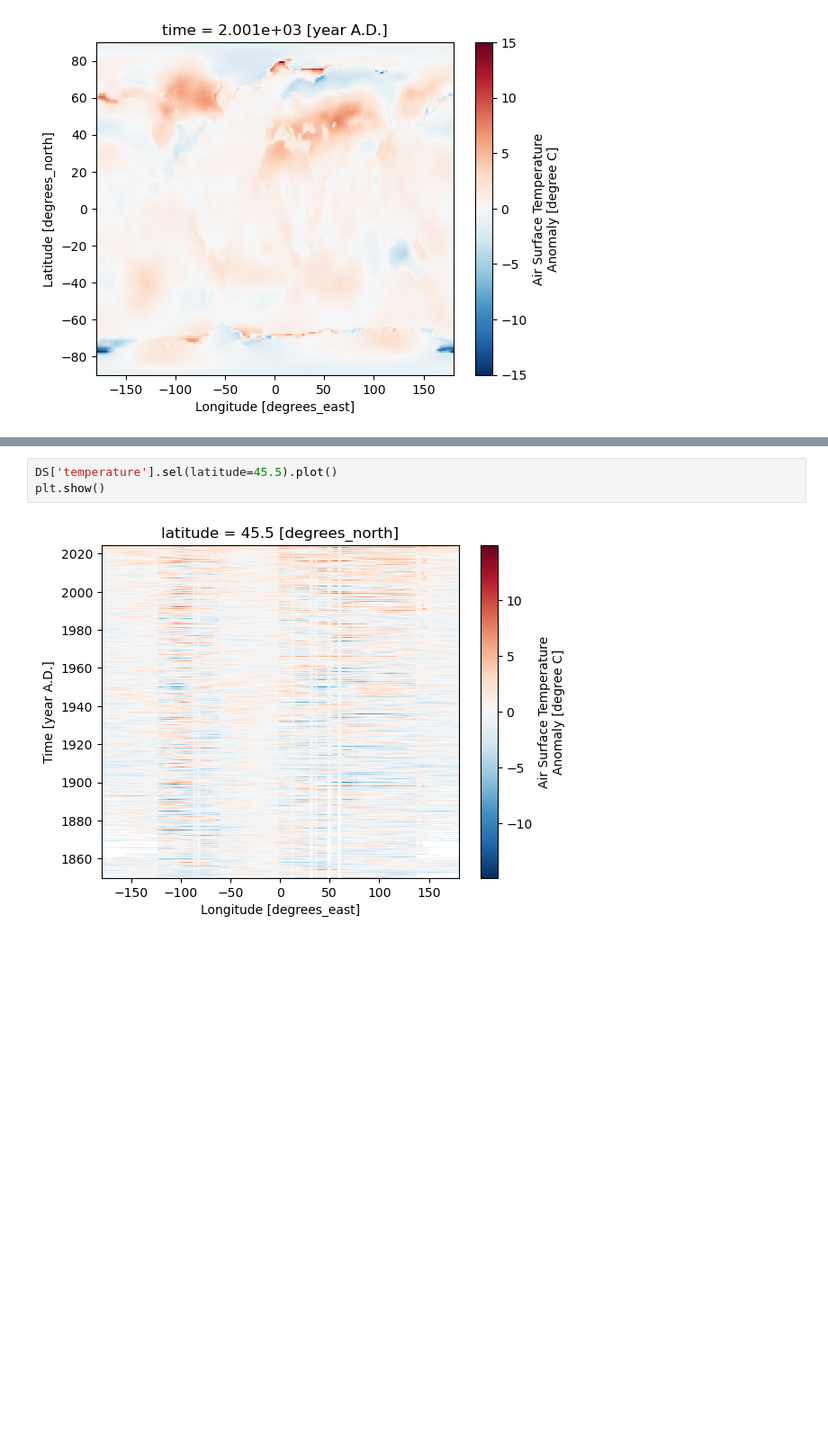
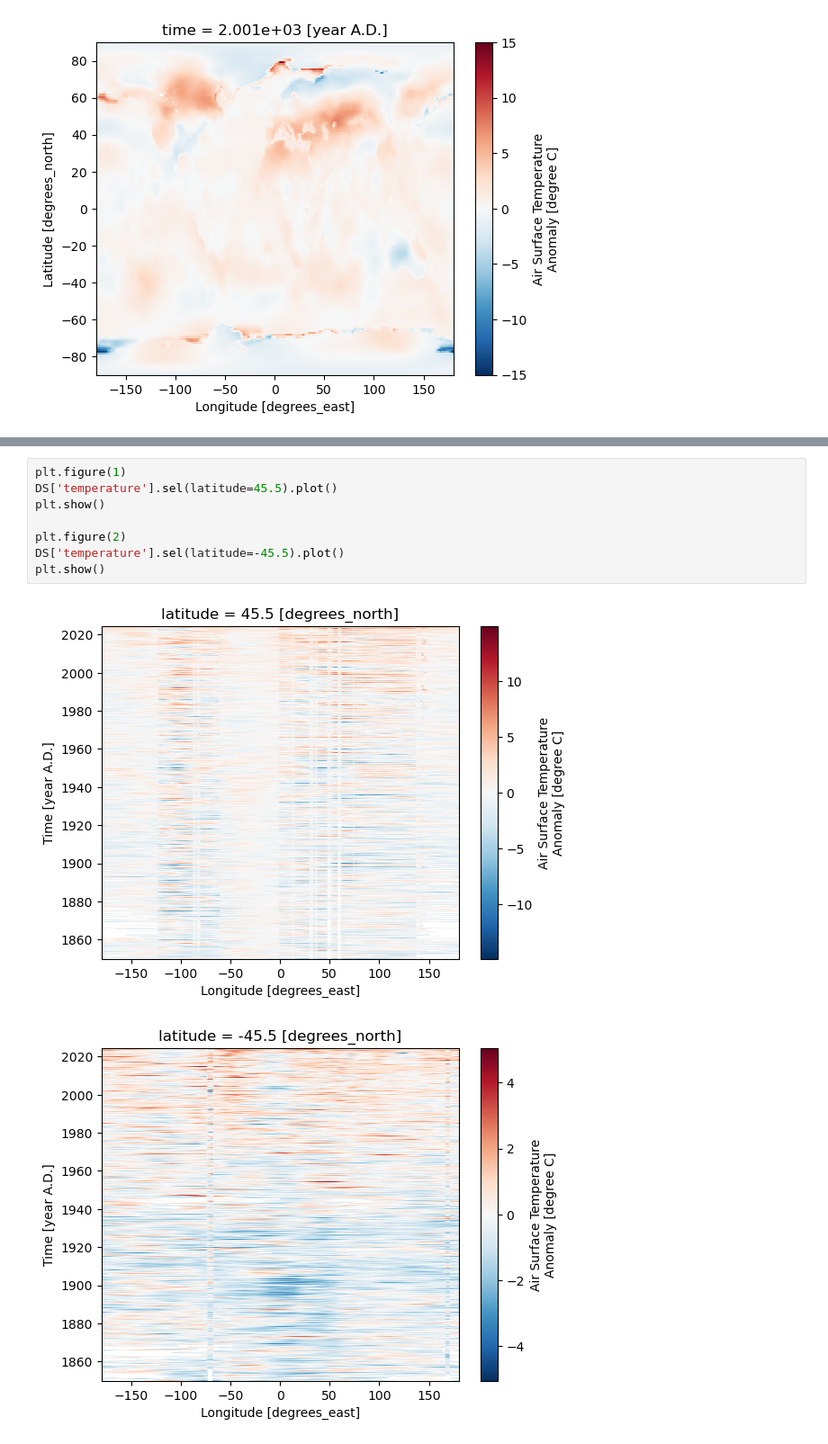
Before and after one commit to walipalmer/CFR-2024, a Jupyter notebook: module_climate/03_data-in-3D_answers.ipynb, the cells around one changed output, grey strips where cells are left out. Shown at 90% size. Saved outputs shown, nothing was run; the diff lists cells and outputs as text; blank space fills up the shorter version.

```diff
--- a/module_climate/03_data-in-3D_answers.ipynb
+++ b/module_climate/03_data-in-3D_answers.ipynb
@@ -517,5 +499,11 @@ plt.show()
 # %%
+plt.figure(1)
 DS['temperature'].sel(latitude=45.5).plot()
 plt.show()
+
+plt.figure(2)
+DS['temperature'].sel(latitude=-45.5).plot()
+plt.show()
 # %% [output]
 [figure]
+[figure, added]
```
Also changed, not shown: parts of 18 cells of this notebook.
